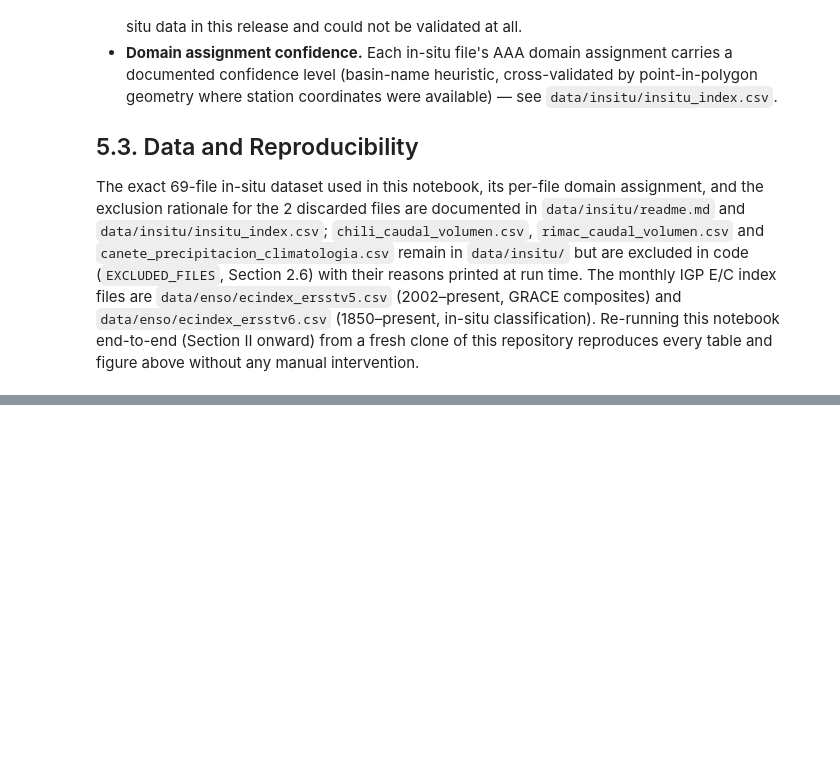
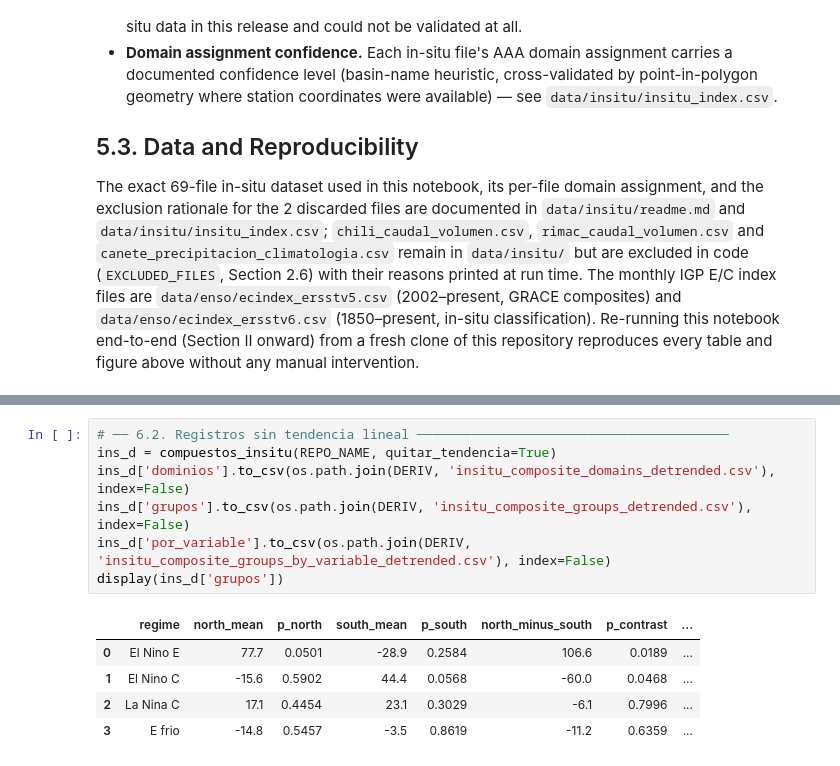
Before and after one commit to jnolorbe/hydrology-peru, a Jupyter notebook: notebooks/04_insitu_validation_seasonality_and_enso_dipole.ipynb, the cells around one changed output, grey strips where cells are left out. Drawn from its saved outputs; the diff is of its cells as text; blank space fills up the shorter version.

```diff
--- a/notebooks/04_insitu_validation_seasonality_and_enso_dipole.ipynb
+++ b/notebooks/04_insitu_validation_seasonality_and_enso_dipole.ipynb
@@ -1112,0 +1177,13 @@ this repository reproduces every table and figure above without any manual inter
+# %%
+# ── 6.2. Registros sin tendencia lineal ────────────────────────────────────────
+ins_d = compuestos_insitu(REPO_NAME, quitar_tendencia=True)
+ins_d['dominios'].to_csv(os.path.join(DERIV, 'insitu_composite_domains_detrended.csv'), index=False)
+ins_d['grupos'].to_csv(os.path.join(DERIV, 'insitu_composite_groups_detrended.csv'), index=False)
+ins_d['por_variable'].to_csv(os.path.join(DERIV, 'insitu_composite_groups_by_variable_detrended.csv'), index=False)
+display(ins_d['grupos'])
+# %% [output]
+|  | regime | north_mean | p_north | south_mean | p_south | north_minus_south | p_contrast | ... |
+| 0 | El Nino E | 77.7 | 0.0501 | -28.9 | 0.2584 | 106.6 | 0.0189 | ... |
+| 1 | El Nino C | -15.6 | 0.5902 | 44.4 | 0.0568 | -60.0 | 0.0468 | ... |
+| 2 | La Nina C | 17.1 | 0.4454 | 23.1 | 0.3029 | -6.1 | 0.7996 | ... |
+| 3 | E frio | -14.8 | 0.5457 | -3.5 | 0.8619 | -11.2 | 0.6359 | ... |
```
Also changed, not shown: parts of 4 cells of this notebook, 13 other files.
